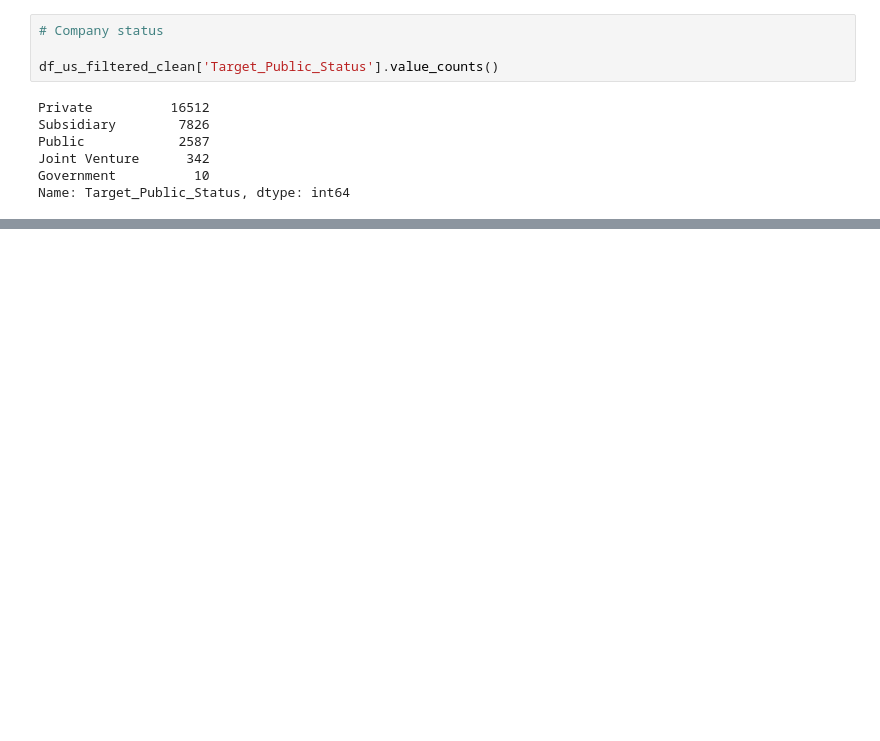
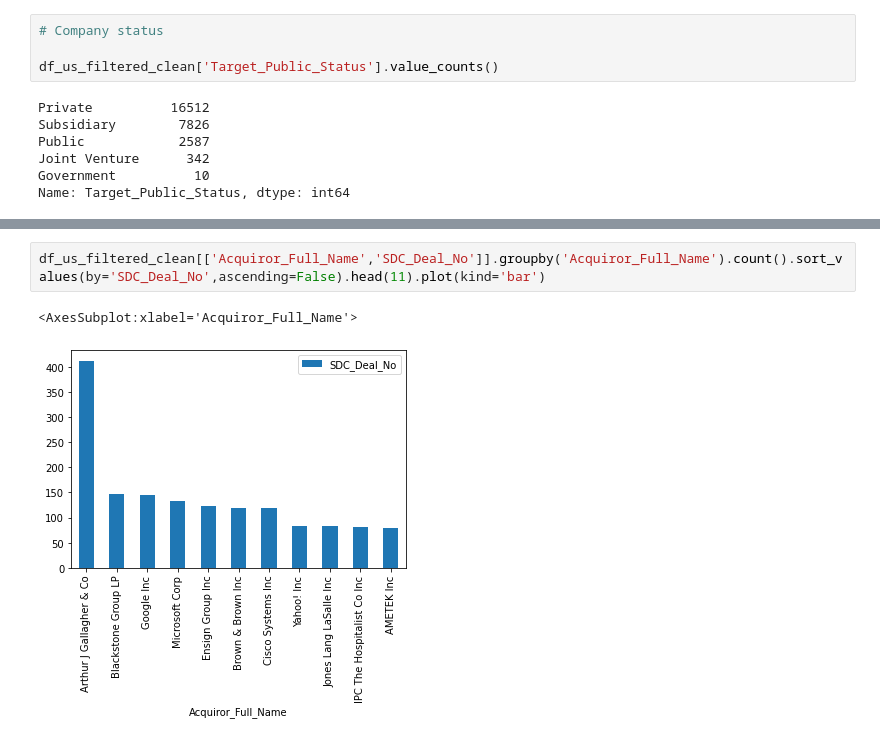
Before and after one commit to cobergmann/MA_PREDICTOR, a Jupyter notebook: notebooks/data_exploration_v.ipynb, the cells around one changed output, grey strips where cells are left out. Saved outputs shown, nothing was run; the diff lists cells and outputs as text; blank space fills up the shorter version.

```diff
--- a/notebooks/data_exploration_v.ipynb
+++ b/notebooks/data_exploration_v.ipynb
@@ -571,0 +846,5 @@ Name: Target_Public_Status, dtype: int64
+# %%
+df_us_filtered_clean[['Acquiror_Full_Name','SDC_Deal_No']].groupby('Acquiror_Full_Name').count().sort_values(by='SDC_Deal_No',ascending=False).head(11).plot(kind='bar')
+# %% [output]
+<AxesSubplot:xlabel='Acquiror_Full_Name'>
+[figure, added]
```
Also changed, not shown: parts of 58 cells of this notebook.
